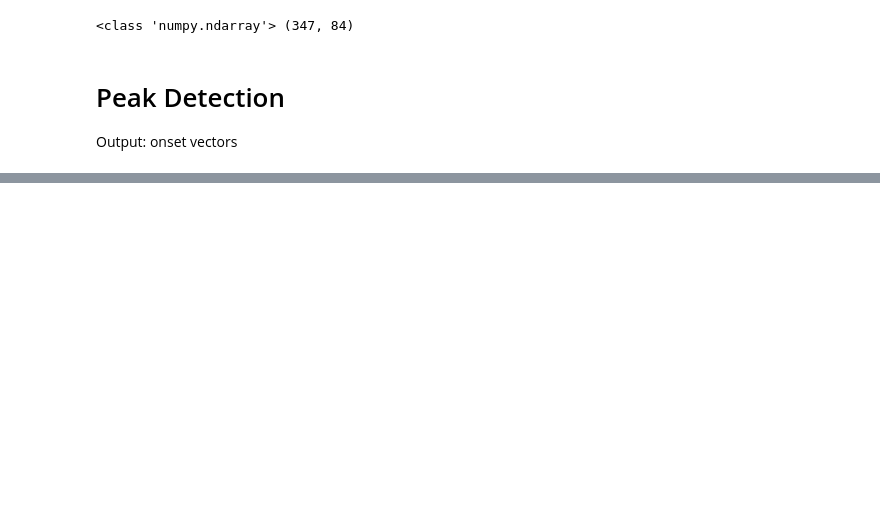
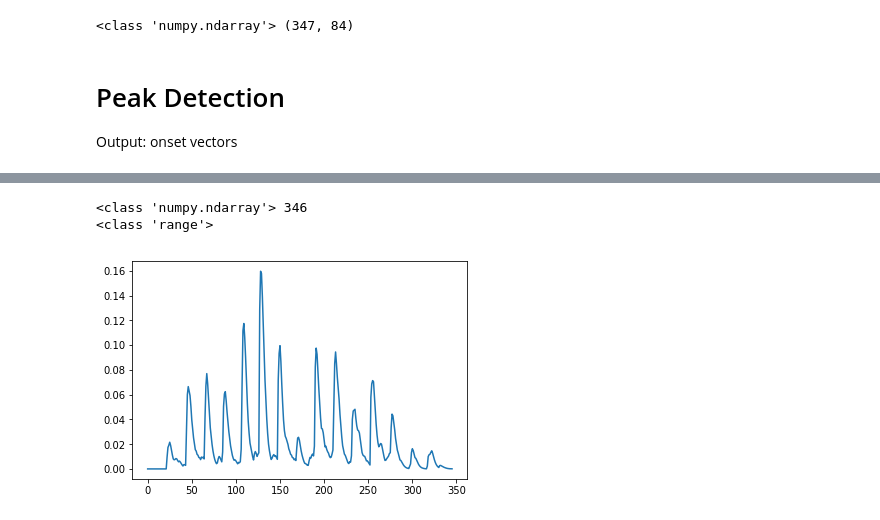
Before and after one commit to JasmineChiehLi/note_onset_detection, a Jupyter notebook: onset_detection.ipynb, the cells around one changed output, grey strips where cells are left out. Cells and saved outputs as stored; diff of their text form; code cells hidden in the pictures; blank space fills up the shorter version.

```diff
--- a/onset_detection.ipynb
+++ b/onset_detection.ipynb
@@ -106,0 +130,10 @@ Output: onset vectors
+# %%
+print(type(s_D), len(s_D))
+print(type(range(0, len(s_D))))
+
+plt.plot(range(0, s_D.shape[0]), s_D)
+plt.show()
+# %% [output]
+<class 'numpy.ndarray'> 346
+<class 'range'>
+[figure, added]
```
Also changed, not shown: parts of 16 cells of this notebook.
